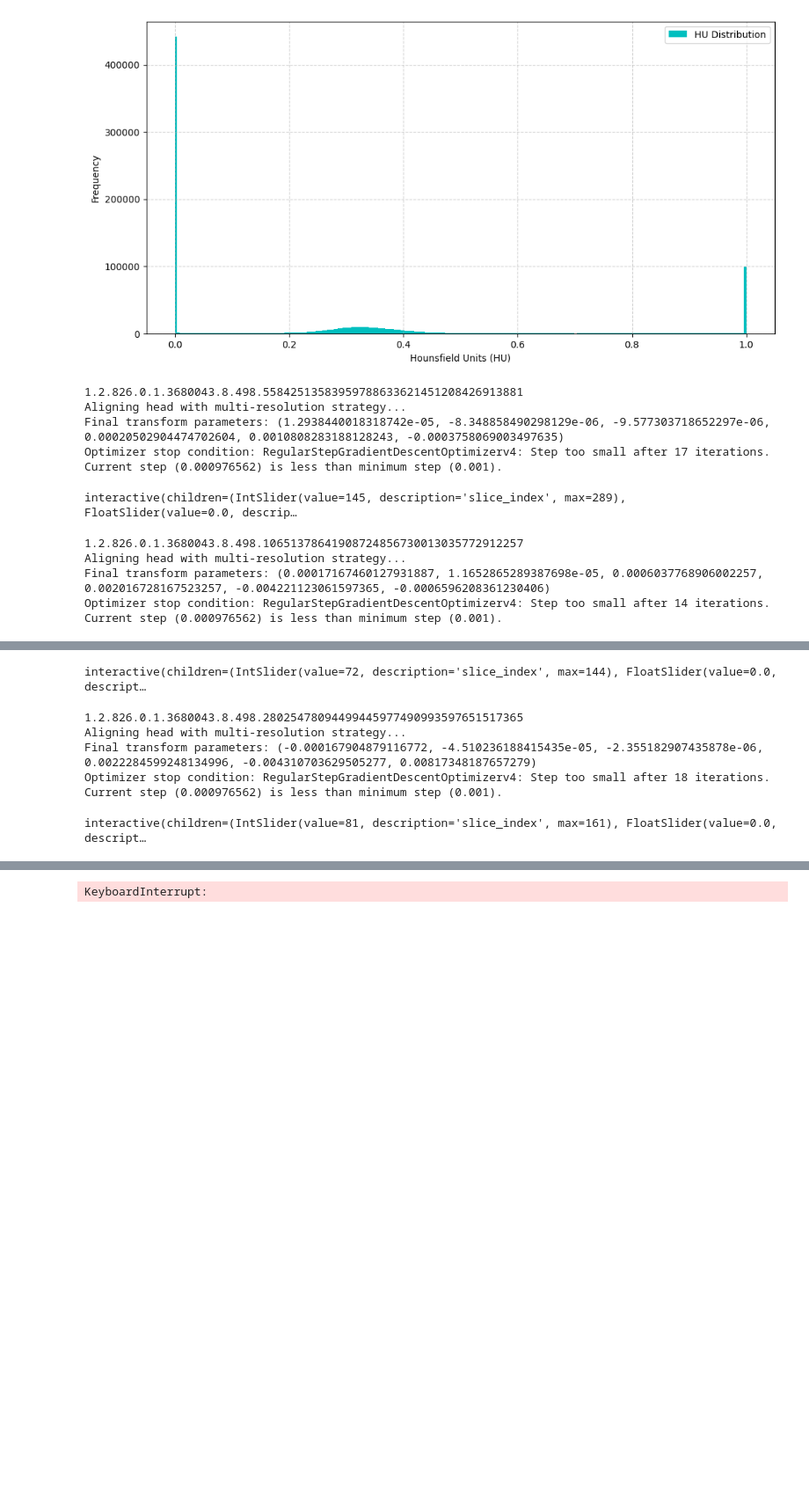
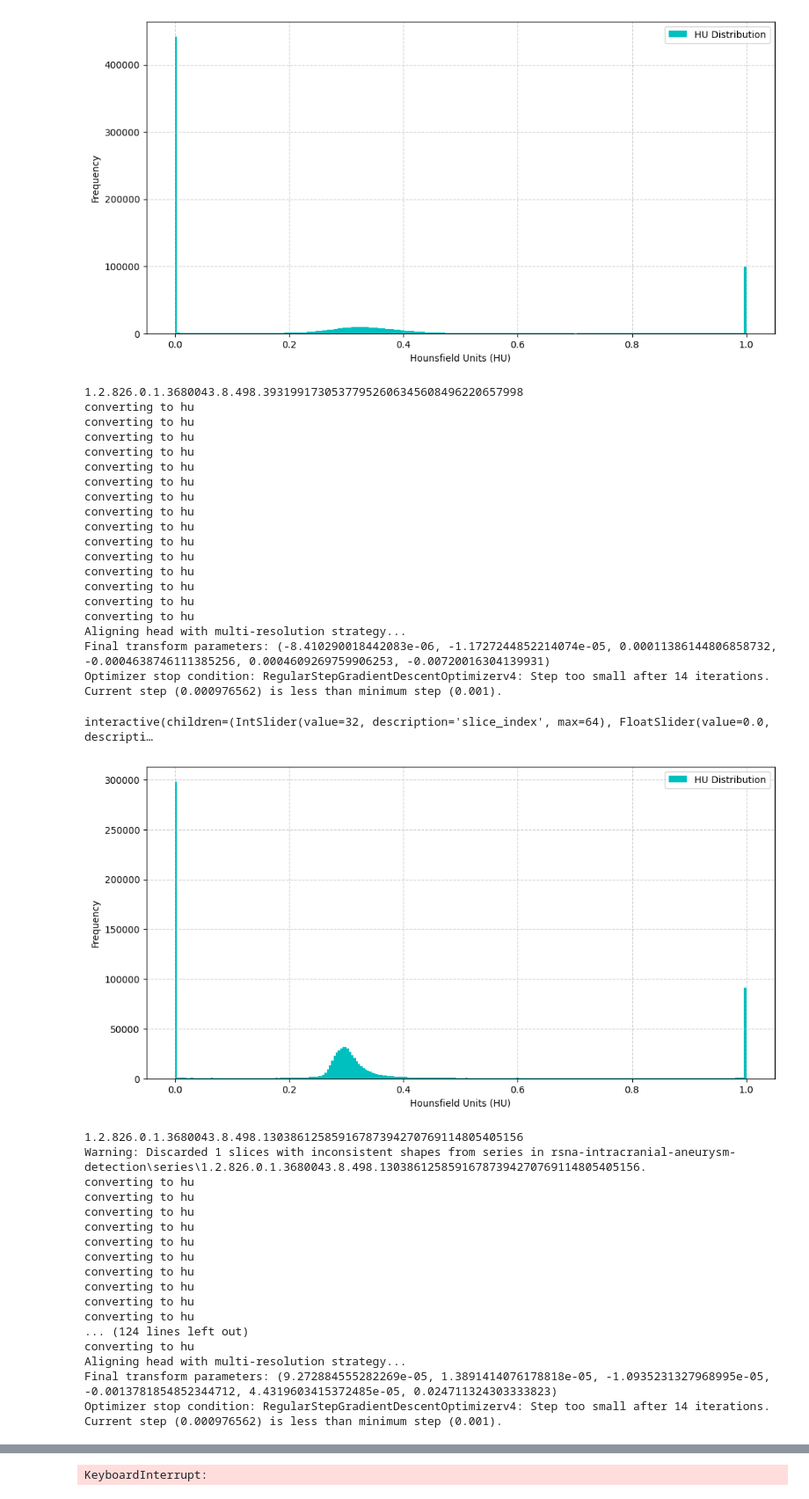
Before and after one commit to BhaveshSolanki32/Aneurysm_detection, a Jupyter notebook: test.ipynb, the cells around one changed output, grey strips where cells are left out. Shown at 88% size. Saved outputs shown, nothing was run; the diff lists cells and outputs as text; code cells hidden in the pictures; blank space fills up the shorter version.

```diff
--- a/test.ipynb
+++ b/test.ipynb
@@ -1228,19 +1302,6 @@ displau_hu_distribution(proc_img_np_w)
 # %% [output]
 interactive(children=(IntSlider(value=66, description='slice_index', max=132), Output()), _dom_classes=('widge…
 [figure]
-# %%
-f= 'rsna-intracranial-aneurysm-detection\series'
-def disp_dist_3d(img_name, crop_threshold=(-1000,1000),sof_tissue_range_hu: tuple = (-1000,1000)):
-    img_path = os.path.join(f,img_name)
-    proc_img_np = preprocess_cta_scan(img_path)[0]
-    view_3d_volume(proc_img_np)
-    # displau_hu_distribution(proc_img_np)
-def disp_dist_3d_raw(img_name):
-    img_path = os.path.join(f,img_name)
-    proc_img_np = process_np_scan(img_path)
-    proc_img_np = (proc_img_np - proc_img_np.min())/(proc_img_np.max() - proc_img_np.min())
-    view_3d_volume(proc_img_np)
-    displau_hu_distribution(proc_img_np)
 # %%
 import importlib
 import preprocess_ct
@@ -1252,3 +1315,19 @@ from view3d_data import *
+# %%
+import os
+import matplotlib.pyplot as plt
+f= 'rsna-intracranial-aneurysm-detection\series'
+def disp_dist_3d(img_name,sof_tissue_range_hu: tuple = (-100,400)):
+    img_path = os.path.join(f,img_name)
+    proc_img_np = preprocess_cta_scan(img_path,cta_hu_window=sof_tissue_range_hu)[0]
+    view_3d_volume(proc_img_np)
+    display_hu_distribution(proc_img_np)
+def disp_dist_3d_raw(img_name,sof_tissue_range_hu: tuple = (-10000,40000), do_hu=True):
+    img_path = os.path.join(f,img_name)
+    proc_img_np = process_np_scan(img_path, hu=do_hu)
+    proc_img_np = apply_window(proc_img_np, sof_tissue_range_hu[0],sof_tissue_range_hu[1])
+    display_hu_distribution(proc_img_np[1:-1])
+    proc_img_np = (proc_img_np - proc_img_np.min())/(proc_img_np.max() - proc_img_np.min())
+    view_3d_volume(proc_img_np)
 # %%
 disp_dist_3d('1.2.826.0.1.3680043.8.498.10030095840917973694487307992374923817') # black error
 # %% [output]
@@ -1282,17 +1361,46 @@ interactive(children=(IntSlider(value=58, description='slice_index', max=116), F
 [figure]
 # %%
 import random
-for x in range(10):
+for x in range(5):
     rand_int = random.randint(0,1856)
     print(train_csv[train_csv['Modality']=='CTA']['SeriesInstanceUID'].iloc[rand_int])
-    disp_dist_3d(train_csv[train_csv['Modality']=='CTA']['SeriesInstanceUID'].iloc[rand_int])
+    disp_dist_3d(train_csv[train_csv['Modality']=='CTA']['SeriesInstanceUID'].iloc[rand_int],sof_tissue_range_hu=(-100,400))
 # %% [output]
-1.2.826.0.1.3680043.8.498.55842513583959788633621451208426913881
+1.2.826.0.1.3680043.8.498.39319917305377952606345608496220657998
+converting to hu
+converting to hu
+converting to hu
+converting to hu
+converting to hu
+converting to hu
+converting to hu
+converting to hu
+converting to hu
+converting to hu
+converting to hu
+converting to hu
+converting to hu
+converting to hu
+converting to hu
 Aligning head with multi-resolution strategy...
-Final transform parameters: (1.2938440018318742e-05, -8.348858490298129e-06, -9.577303718652297e-06, 0.00020502904474702604, 0.0010808283188128243, -0.0003758069003497635)
-Optimizer stop condition: RegularStepGradientDescentOptimizerv4: Step too small after 17 iterations. Current step (0.000976562) is less than minimum step (0.001).
+Final transform parameters: (-8.410290018442083e-06, -1.1727244852214074e-05, 0.00011386144806858732, -0.0004638746111385256, 0.0004609269759906253, -0.00720016304139931)
+Optimizer stop condition: RegularStepGradientDescentOptimizerv4: Step too small after 14 iterations. Current step (0.000976562) is less than minimum step (0.001).
-interactive(children=(IntSlider(value=145, description='slice_index', max=289), FloatSlider(value=0.0, descrip…
+interactive(children=(IntSlider(value=32, description='slice_index', max=64), FloatSlider(value=0.0, descripti…
+[figure, added]
-1.2.826.0.1.3680043.8.498.10651378641908724856730013035772912257
+1.2.826.0.1.3680043.8.498.13038612585916787394270769114805405156
+Warning: Discarded 1 slices with inconsistent shapes from series in rsna-intracranial-aneurysm-detection\series\1.2.826.0.1.3680043.8.498.13038612585916787394270769114805405156.
+converting to hu
+converting to hu
+converting to hu
+converting to hu
+converting to hu
+converting to hu
+converting to hu
+converting to hu
+converting to hu
+converting to hu
+... (124 lines left out)
+converting to hu
 Aligning head with multi-resolution strategy...
-Final transform parameters: (0.00017167460127931887, 1.1652865289387698e-05, 0.0006037768906002257, 0.002016728167523257, -0.004221123061597365, -0.0006596208361230406)
+Final transform parameters: (9.272884555282269e-05, 1.3891414076178818e-05, -1.0935231327968995e-05, -0.0013781854852344712, 4.4319603415372485e-05, 0.024711324303333823)
 Optimizer stop condition: RegularStepGradientDescentOptimizerv4: Step too small after 14 iterations. Current step (0.000976562) is less than minimum step (0.001).
@@ -1314,6 +1421,0 @@ Optimizer stop condition: RegularStepGradientDescentOptimizerv4: Step too small
-interactive(children=(IntSlider(value=72, description='slice_index', max=144), FloatSlider(value=0.0, descript…
-1.2.826.0.1.3680043.8.498.28025478094499445977490993597651517365
-Aligning head with multi-resolution strategy...
-Final transform parameters: (-0.000167904879116772, -4.510236188415435e-05, -2.355182907435878e-06, 0.0022284599248134996, -0.004310703629505277, 0.00817348187657279)
-Optimizer stop condition: RegularStepGradientDescentOptimizerv4: Step too small after 18 iterations. Current step (0.000976562) is less than minimum step (0.001).
-interactive(children=(IntSlider(value=81, description='slice_index', max=161), FloatSlider(value=0.0, descript…
```
Also changed, not shown: parts of 26 cells of this notebook, 11 other files.
